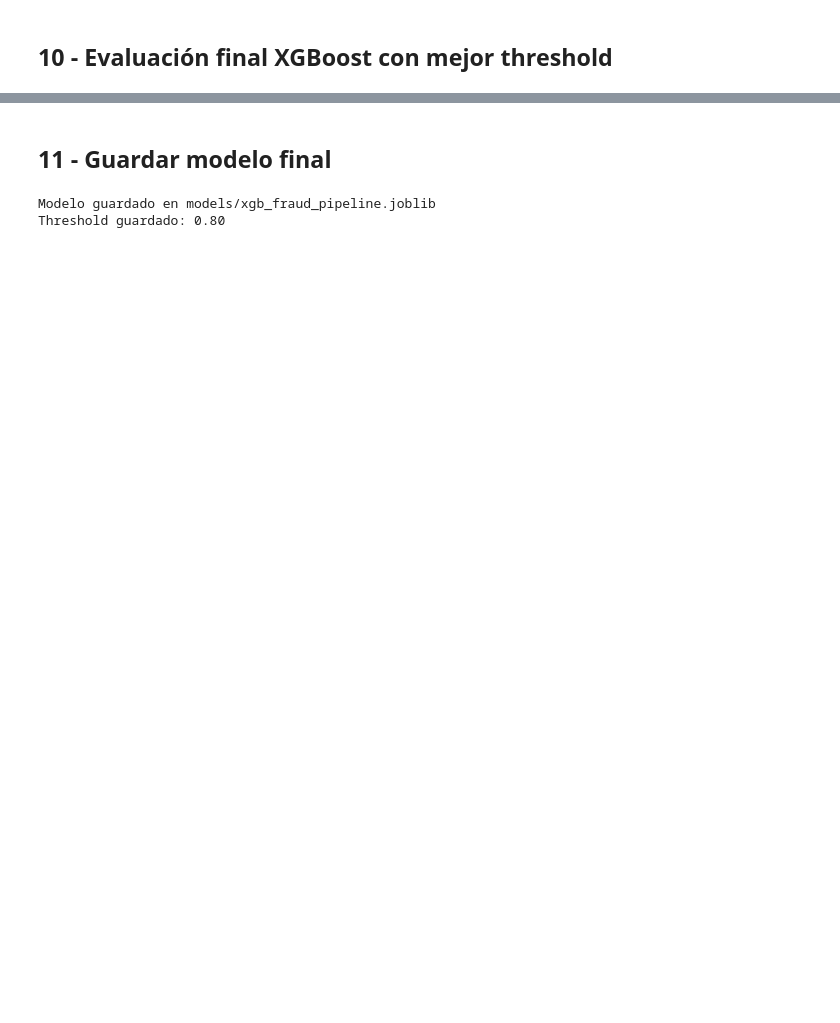
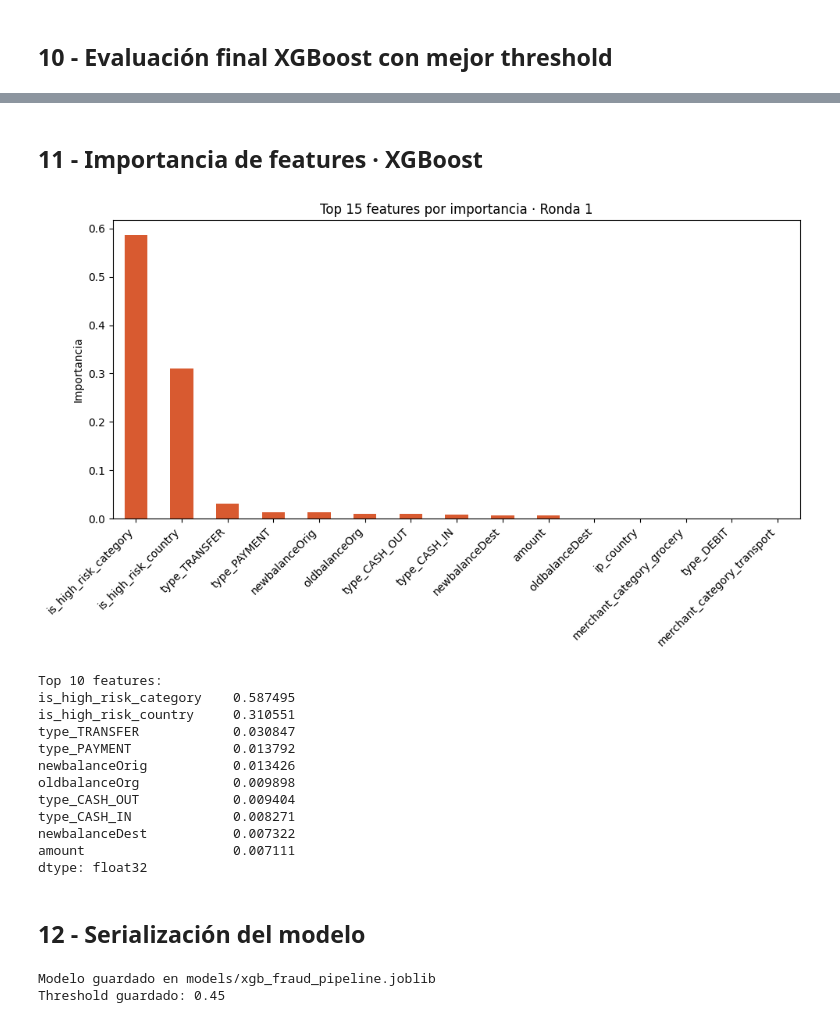
Before and after one commit to DarkKrismon/Desafio_Grupo1, a Jupyter notebook: notebooks/02_ML.ipynb, the cells around one changed output, grey strips where cells are left out. Drawn from its saved outputs; the diff is of its cells as text; code cells hidden in the pictures; blank space fills up the shorter version.

```diff
--- a/notebooks/02_ML.ipynb
+++ b/notebooks/02_ML.ipynb
@@ -351,12 +358,50 @@ ROC-AUC: 0.9997
-# %% [markdown]
-## 11 - Guardar modelo final
+# %% [markdown]
+## 11 - Importancia de features · XGBoost
+# %%
+feature_names = (
+    num_features
+    + pipe_xgb.named_steps['preprocessor']
+      .named_transformers_['cat_ohe']
+      .get_feature_names_out(cat_features_ohe).tolist()
+    + cat_features_te
+)
+
+importances = pipe_xgb.named_steps['model'].feature_importances_
+feat_imp = pd.Series(importances, index=feature_names).sort_values(ascending=False)
+
+plt.figure(figsize=(10, 6))
+feat_imp.head(15).plot(kind='bar', color='#D85A30')
+plt.title('Top 15 features por importancia · Ronda 1')
+plt.ylabel('Importancia')
+plt.xticks(rotation=45, ha='right')
+plt.tight_layout()
+plt.savefig('../reports/feature_importance_r1.png', dpi=150)
+plt.show()
+
+print("\nTop 10 features:")
+print(feat_imp.head(10))
+# %% [output]
+[figure, added]
+Top 10 features:
+is_high_risk_category    0.587495
+is_high_risk_country     0.310551
+type_TRANSFER            0.030847
+type_PAYMENT             0.013792
+newbalanceOrig           0.013426
+oldbalanceOrg            0.009898
+type_CASH_OUT            0.009404
+type_CASH_IN             0.008271
+newbalanceDest           0.007322
+amount                   0.007111
+dtype: float32
+# %% [markdown]
+## 12 - Serialización del modelo
 # %%
-# Guardamos el pipeline completo (preprocessor + modelo)
 joblib.dump(pipe_xgb, '../models/xgb_fraud_pipeline.joblib')
-joblib.dump(best_threshold, '../models/best_threshold.joblib')
+joblib.dump(float(best_threshold), '../models/best_threshold.joblib')
 
 print('Modelo guardado en models/xgb_fraud_pipeline.joblib')
 print(f'Threshold guardado: {best_threshold:.2f}')
 # %% [output]
 Modelo guardado en models/xgb_fraud_pipeline.joblib
-Threshold guardado: 0.80
+Threshold guardado: 0.45
```
Also changed, not shown: parts of 8 cells of this notebook, 6 other files.
